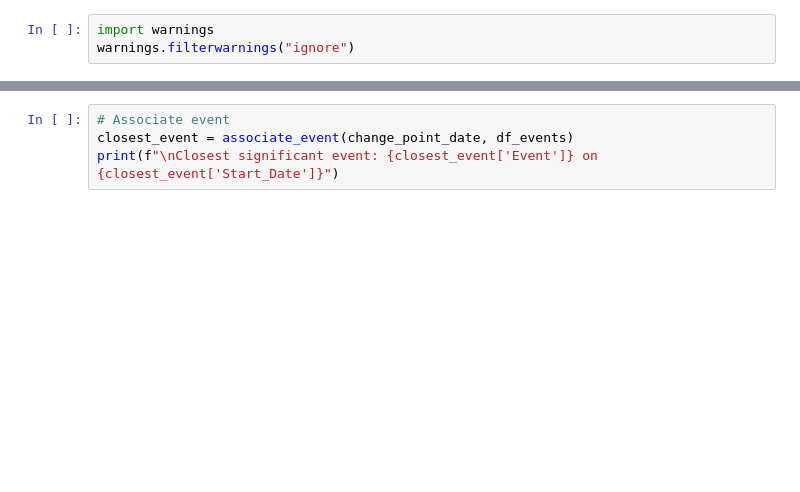
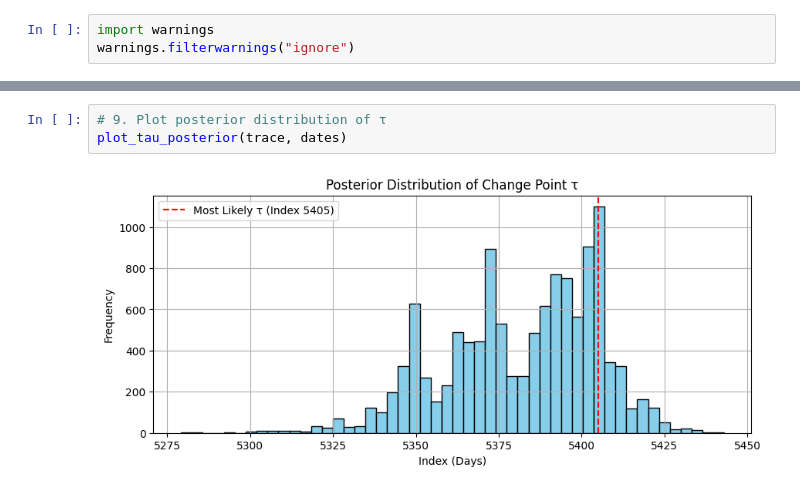
Before and after one commit to NuryeNigusMekonen/Change-point-analysis-and-statistical-modelling-of-time-series-data, a Jupyter notebook: notebook/loading_eda.ipynb, the cells around one changed output, grey strips where cells are left out. Drawn from its saved outputs; the diff is of its cells as text; blank space fills up the shorter version.

```diff
--- a/notebook/loading_eda.ipynb
+++ b/notebook/loading_eda.ipynb
@@ -73,4 +159,5 @@ print(f"Most likely change point date detected: {change_point_date.date()}")
 # %%
-# Associate event
-closest_event = associate_event(change_point_date, df_events)
-print(f"\nClosest significant event: {closest_event['Event']} on {closest_event['Start_Date']}")
+# 9. Plot posterior distribution of τ
+plot_tau_posterior(trace, dates)
+# %% [output]
+[figure, added]
```
Also changed, not shown: parts of 27 cells of this notebook, 4 other files.
